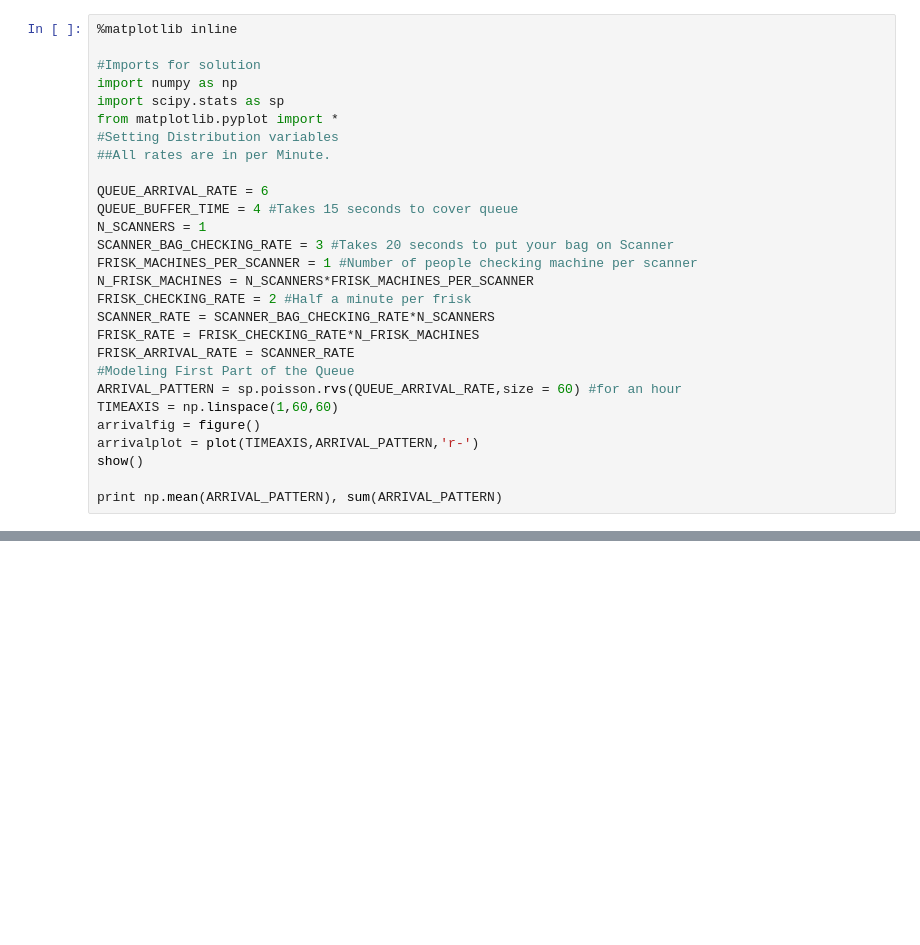
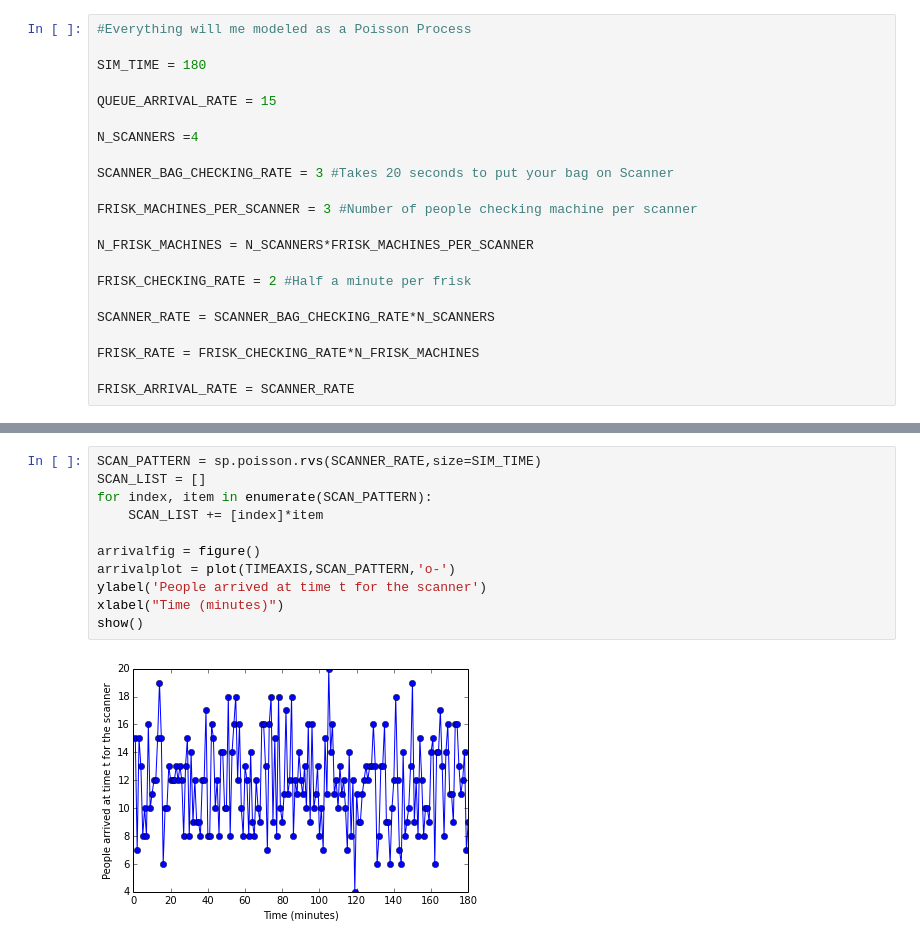
Before and after one commit to akshayrangasai/akshayrangasai.github.io, a Jupyter notebook: Blog Post Content/Airport Waiting Time.ipynb, the cells around one changed output, grey strips where cells are left out. Cells and saved outputs as stored; diff of their text form; blank space fills up the shorter version.

```diff
--- a/Blog Post Content/Airport Waiting Time.ipynb
+++ b/Blog Post Content/Airport Waiting Time.ipynb
@@ -1,28 +14,22 @@
 # %%
-%matplotlib inline
+#Everything will me modeled as a Poisson Process
 
-#Imports for solution
-import numpy as np
-import scipy.stats as sp
-from matplotlib.pyplot import *
-#Setting Distribution variables
-##All rates are in per Minute.
+SIM_TIME = 180
 
-QUEUE_ARRIVAL_RATE = 6
-QUEUE_BUFFER_TIME = 4 #Takes 15 seconds to cover queue
-N_SCANNERS = 1
+QUEUE_ARRIVAL_RATE = 15
+
+N_SCANNERS =4
+
 SCANNER_BAG_CHECKING_RATE = 3 #Takes 20 seconds to put your bag on Scanner
-FRISK_MACHINES_PER_SCANNER = 1 #Number of people checking machine per scanner
+
+FRISK_MACHINES_PER_SCANNER = 3 #Number of people checking machine per scanner
+
 N_FRISK_MACHINES = N_SCANNERS*FRISK_MACHINES_PER_SCANNER
+
 FRISK_CHECKING_RATE = 2 #Half a minute per frisk
+
 SCANNER_RATE = SCANNER_BAG_CHECKING_RATE*N_SCANNERS
+
 FRISK_RATE = FRISK_CHECKING_RATE*N_FRISK_MACHINES
+
 FRISK_ARRIVAL_RATE = SCANNER_RATE
-#Modeling First Part of the Queue
-ARRIVAL_PATTERN = sp.poisson.rvs(QUEUE_ARRIVAL_RATE,size = 60) #for an hour
-TIMEAXIS = np.linspace(1,60,60)
-arrivalfig = figure()
-arrivalplot = plot(TIMEAXIS,ARRIVAL_PATTERN,'r-')
-show()
-
-print np.mean(ARRIVAL_PATTERN), sum(ARRIVAL_PATTERN)
@@ -172,0 +67,13 @@ show()
+# %%
+SCAN_PATTERN = sp.poisson.rvs(SCANNER_RATE,size=SIM_TIME)
+SCAN_LIST = []
+for index, item in enumerate(SCAN_PATTERN):
+    SCAN_LIST += [index]*item
+
+arrivalfig = figure()
+arrivalplot = plot(TIMEAXIS,SCAN_PATTERN,'o-')
+ylabel('People arrived at time t for the scanner')
+xlabel("Time (minutes)")
+show()
+# %% [output]
+[figure, added]
```
Also changed, not shown: parts of 15 cells of this notebook, 22 other files.
